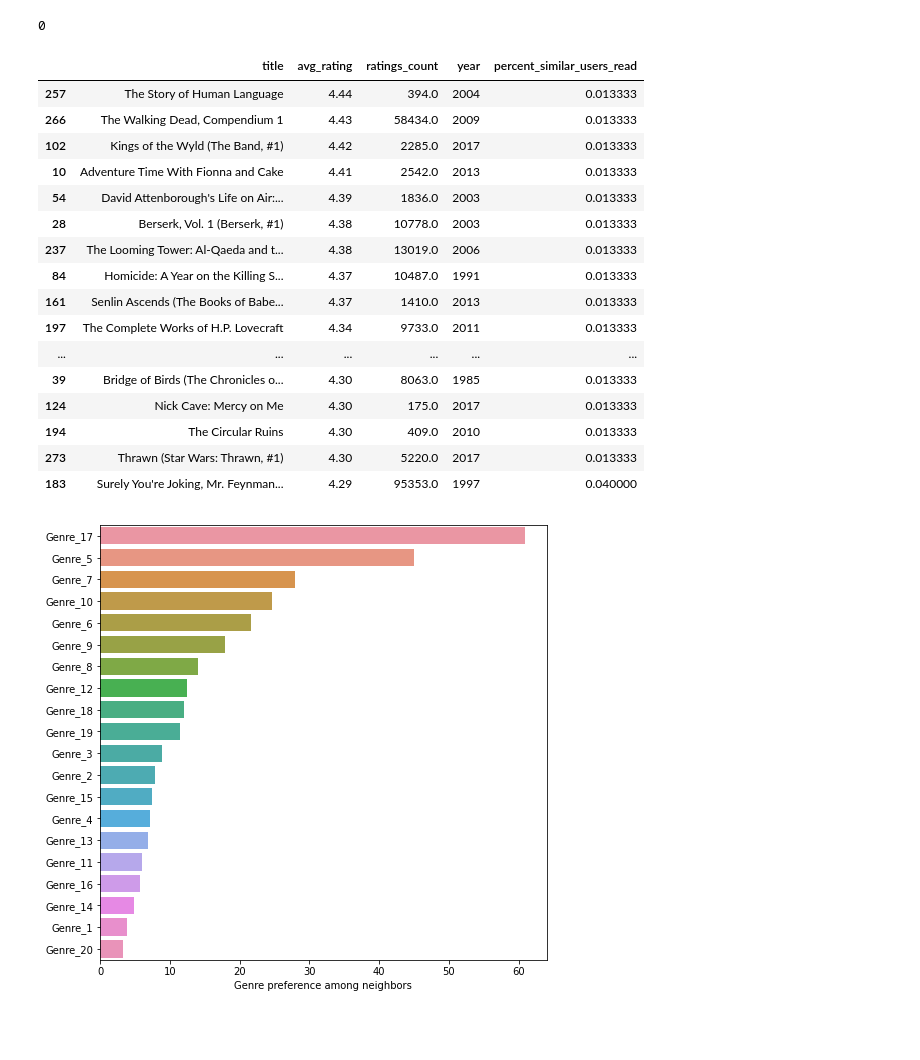
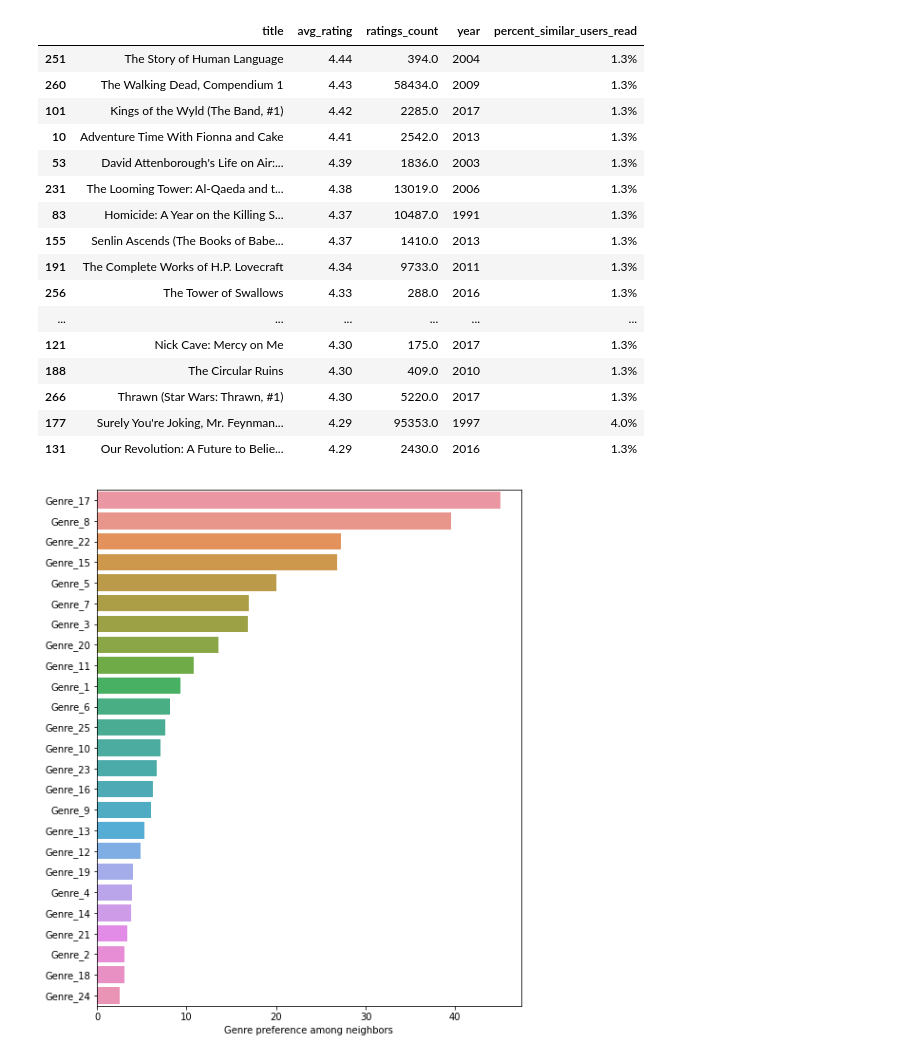
Before and after one commit to mraottth/projects, a Jupyter notebook: Goodreads Book Recommender/book_recommender.ipynb, the cells around one changed output. Saved outputs shown, nothing was run; the diff lists cells and outputs as text; code cells hidden in the pictures; blank space fills up the shorter version.

Commit message:
redid infer_genres with 25 and different tf-idf hyperparams. Updated recommendations. Added new file for genre keywords to use in book_recommender

```diff
--- a/Goodreads Book Recommender/book_recommender.ipynb
+++ b/Goodreads Book Recommender/book_recommender.ipynb
@@ -108,9 +109,10 @@ def find_neighbors(n_neighbors, target_user, ratings_df, ind_books, books):
 
     # Filter out later volumes in series using regex pattern
     regex1 = r"#([2-9]|[1-9]\d+)"
-    regex2 = r"Vol. ([2-9]|[1-9]\d+)"
+    regex2 = r"Vol. ([0-9]|[1-9]\d+)"
     neighbor_user_ratings = neighbor_user_ratings[~neighbor_user_ratings["title"].str.contains(regex1)]
     neighbor_user_ratings = neighbor_user_ratings[~neighbor_user_ratings["title"].str.contains(regex2)]
+    neighbor_user_ratings = neighbor_user_ratings[~neighbor_user_ratings["title"].str.contains("#1-")]
 
     # View target user's ratings
     target_user_ratings = pd.DataFrame([target_user_books, target_user_book_rat]).T.rename(columns={0:"book_index",1:"user_rating"})
@@ -119,7 +121,8 @@ def find_neighbors(n_neighbors, target_user, ratings_df, ind_books, books):
 
     return neighbor_user_ratings, target_user_ratings
 # %%
-neighbor_user_ratings, target_user_ratings = find_neighbors(75, target, df_reviews, book_index, df_books)
+n_neighbors = 75
+neighbor_user_ratings, target_user_ratings = find_neighbors(n_neighbors, target, df_reviews, book_index, df_books)
 # %%
 # View neighbors rating table
 neighbor_user_ratings.head()
@@ -180,31 +169,23 @@ highest_rated_recs = neighbor_user_ratings.groupby(["title", "avg_rating", "rati
     .count().reset_index().sort_values(by=["avg_rating", "book_id"], ascending=False)\
     .nlargest(20, "avg_rating").rename(columns={"book_id":"percent_similar_users_read"})
 
-highest_rated_recs["percent_similar_users_read"] = highest_rated_recs["percent_similar_users_read"] / n_neighbors
-
-for i in range(n_neighbors,-1,-1):
-    results = highest_rated_recs.query("percent_similar_users_read > (@i / @n_neighbors)")
-    if len(results) >= 10:
-        print(i)
-        break
-
-results
+highest_rated_recs["percent_similar_users_read"] = (highest_rated_recs["percent_similar_users_read"] / n_neighbors).map('{:.1%}'.format)
+highest_rated_recs
 # %% [output]
-0
 |  | title | avg_rating | ratings_count | year | percent_similar_users_read |
-| 257 | The Story of Human Language | 4.44 | 394.0 | 2004 | 0.013333 |
-| 266 | The Walking Dead, Compendium 1 | 4.43 | 58434.0 | 2009 | 0.013333 |
-| 102 | Kings of the Wyld (The Band, #1) | 4.42 | 2285.0 | 2017 | 0.013333 |
-| 10 | Adventure Time With Fionna and Cake | 4.41 | 2542.0 | 2013 | 0.013333 |
-| 54 | David Attenborough's Life on Air:... | 4.39 | 1836.0 | 2003 | 0.013333 |
-| 28 | Berserk, Vol. 1 (Berserk, #1) | 4.38 | 10778.0 | 2003 | 0.013333 |
-| 237 | The Looming Tower: Al-Qaeda and t... | 4.38 | 13019.0 | 2006 | 0.013333 |
-| 84 | Homicide: A Year on the Killing S... | 4.37 | 10487.0 | 1991 | 0.013333 |
-| 161 | Senlin Ascends (The Books of Babe... | 4.37 | 1410.0 | 2013 | 0.013333 |
-| 197 | The Complete Works of H.P. Lovecraft | 4.34 | 9733.0 | 2011 | 0.013333 |
+| 251 | The Story of Human Language | 4.44 | 394.0 | 2004 | 1.3% |
+| 260 | The Walking Dead, Compendium 1 | 4.43 | 58434.0 | 2009 | 1.3% |
+| 101 | Kings of the Wyld (The Band, #1) | 4.42 | 2285.0 | 2017 | 1.3% |
+| 10 | Adventure Time With Fionna and Cake | 4.41 | 2542.0 | 2013 | 1.3% |
+| 53 | David Attenborough's Life on Air:... | 4.39 | 1836.0 | 2003 | 1.3% |
+| 231 | The Looming Tower: Al-Qaeda and t... | 4.38 | 13019.0 | 2006 | 1.3% |
+| 83 | Homicide: A Year on the Killing S... | 4.37 | 10487.0 | 1991 | 1.3% |
+| 155 | Senlin Ascends (The Books of Babe... | 4.37 | 1410.0 | 2013 | 1.3% |
+| 191 | The Complete Works of H.P. Lovecraft | 4.34 | 9733.0 | 2011 | 1.3% |
+| 256 | The Tower of Swallows | 4.33 | 288.0 | 2016 | 1.3% |
 | ... | ... | ... | ... | ... | ... |
-| 39 | Bridge of Birds (The Chronicles o... | 4.30 | 8063.0 | 1985 | 0.013333 |
-| 124 | Nick Cave: Mercy on Me | 4.30 | 175.0 | 2017 | 0.013333 |
-| 194 | The Circular Ruins | 4.30 | 409.0 | 2010 | 0.013333 |
-| 273 | Thrawn (Star Wars: Thrawn, #1) | 4.30 | 5220.0 | 2017 | 0.013333 |
-| 183 | Surely You're Joking, Mr. Feynman... | 4.29 | 95353.0 | 1997 | 0.040000 |
+| 121 | Nick Cave: Mercy on Me | 4.30 | 175.0 | 2017 | 1.3% |
+| 188 | The Circular Ruins | 4.30 | 409.0 | 2010 | 1.3% |
+| 266 | Thrawn (Star Wars: Thrawn, #1) | 4.30 | 5220.0 | 2017 | 1.3% |
+| 177 | Surely You're Joking, Mr. Feynman... | 4.29 | 95353.0 | 1997 | 4.0% |
+| 131 | Our Revolution: A Future to Belie... | 4.29 | 2430.0 | 2016 | 1.3% |
@@ -217,14 +192,14 @@ results
 # %%
-# Find top genres
-fig, ax = plt.subplots(figsize=(8,8))
+# Plot target reader's top genres
+fig, ax = plt.subplots(figsize=(8,10))
 genre_ranking = pd.DataFrame(neighbor_user_ratings.loc[:, "Genre_1":].sum(axis=0).sort_values(ascending=False))
 sns.barplot(
     data=genre_ranking,
     y=genre_ranking.index,
     x=0
 )
 plt.xlabel("Genre preference among neighbors")
 plt.show()
 # %% [output]
-[figure, old version]
+[figure, new version]
 # %%
```
Also changed, not shown: parts of 23 cells of this notebook, 3 other files.
